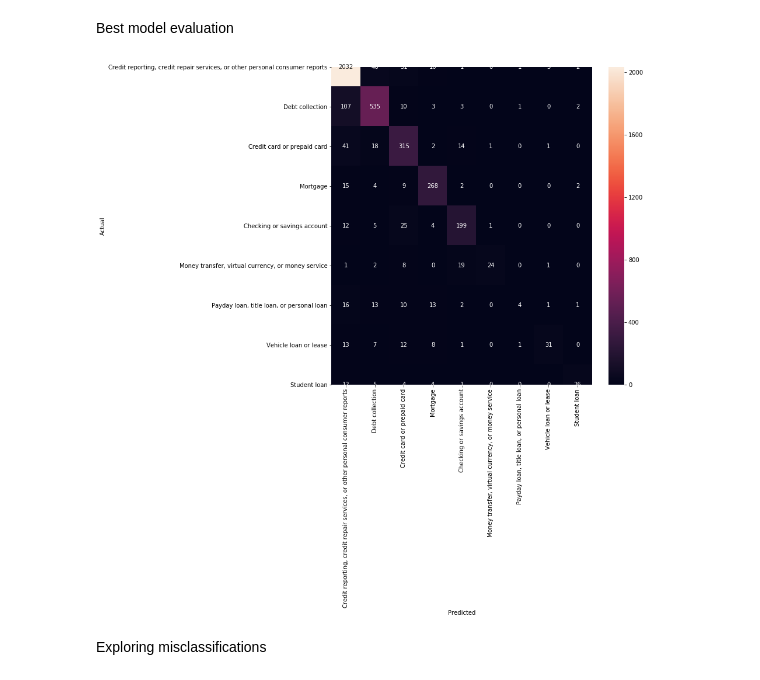
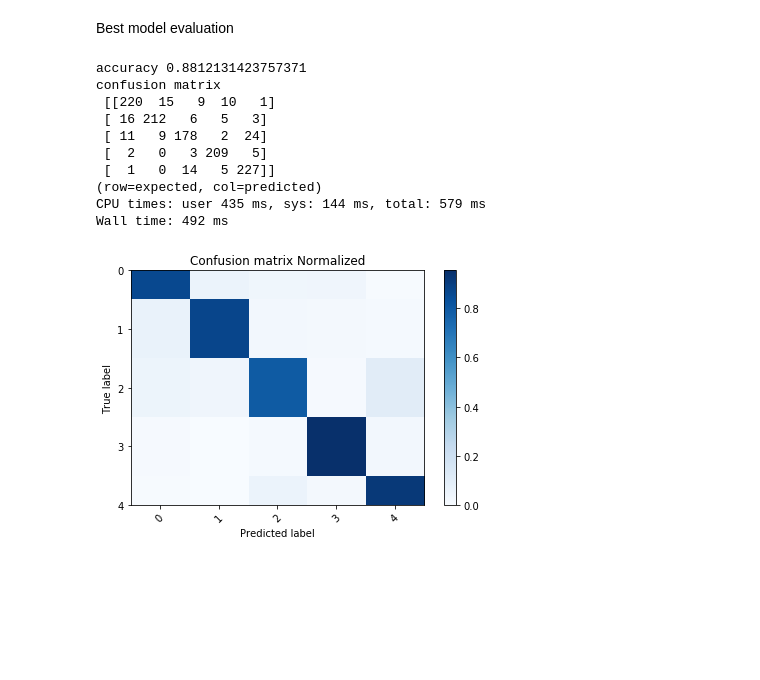
Before and after one commit to alexlimatds/text_classification_notebooks, a Jupyter notebook: finance complaints with TF-IDF.ipynb, the cells around one changed output. Saved outputs shown, nothing was run; the diff lists cells and outputs as text; code cells hidden in the pictures; blank space fills up the shorter version.

```diff
--- a/finance complaints with TF-IDF.ipynb
+++ b/finance complaints with TF-IDF.ipynb
@@ -3,5 +8,5 @@ Text classification example from: https://towardsdatascience.com/multi-class-tex
 # %%
 import pandas as pd
-df = pd.read_csv('complaints.csv')
+df = pd.read_csv('complaints-balanced.csv')
 df.head()
 # %% [output]
@@ -47,8 +56,9 @@ Text preprocessing and generation of text vector representations based on TF-IDF
 # %%
 %%time
 from sklearn.feature_extraction.text import TfidfVectorizer
-tfidf = TfidfVectorizer(sublinear_tf=True, min_df=5, norm='l2', encoding='latin-1', ngram_range=(1, 2), stop_words='english')
-features = tfidf.fit_transform(df.Consumer_complaint_narrative).toarray()
+
+tfidf = TfidfVectorizer(encoding='latin-1', min_df=5, norm='l2', stop_words='english', ngram_range=(1, 2), sublinear_tf=True)
+features = tfidf.fit_transform(text).toarray()
 labels = df.category_id
 features.shape
 # %% [output]
@@ -136,20 +115,50 @@ RandomForestClassifier    0.555650
 Name: accuracy, dtype: float64
 # %% [markdown]
 Best model evaluation
+# %%
+from sklearn.metrics import accuracy_score, confusion_matrix
+import numpy as np
+
+my_tags = df.category_id.unique()
+def plot_confusion_matrix(cm, title='Confusion matrix', cmap=plt.cm.Blues):
+    plt.imshow(cm, interpolation='nearest', cmap=cmap)
+    plt.title(title)
+    plt.colorbar()
+    tick_marks = np.arange(len(my_tags))
+    target_names = my_tags
+    plt.xticks(tick_marks, target_names, rotation=45)
+    plt.yticks(tick_marks, target_names)
+    plt.tight_layout()
+    plt.ylabel('True label')
+    plt.xlabel('Predicted label')
+
+def evaluate_prediction(predictions, target, title="Confusion matrix"):
+    print('accuracy %s' % accuracy_score(target, predictions))
+    cm = confusion_matrix(target, predictions, labels=my_tags)
+    print('confusion matrix\n %s' % cm)
+    print('(row=expected, col=predicted)')
+
+    cm_normalized = cm.astype('float') / cm.sum(axis=1)[:, np.newaxis]
+    plot_confusion_matrix(cm_normalized, title + ' Normalized')
+
+    return cm
 # %%
+%%time
+
 model = LinearSVC()
 X_train, X_test, y_train, y_test, indices_train, indices_test = train_test_split(features, labels, df.index, test_size=0.33, random_state=0)
 model.fit(X_train, y_train)
 y_pred = model.predict(X_test)
-
-from sklearn.metrics import confusion_matrix
-conf_mat = confusion_matrix(y_test, y_pred)
-fig, ax = plt.subplots(figsize=(10,10))
-sns.heatmap(conf_mat, annot=True, fmt='d', xticklabels=category_id_df.Product.values, yticklabels=category_id_df.Product.values)
-plt.ylabel('Actual')
-plt.xlabel('Predicted')
-plt.show()
+cm = evaluate_prediction(y_pred, y_test)
 # %% [output]
+accuracy 0.8812131423757371
+confusion matrix
+ [[220  15   9  10   1]
+ [ 16 212   6   5   3]
+ [ 11   9 178   2  24]
+ [  2   0   3 209   5]
+ [  1   0  14   5 227]]
+(row=expected, col=predicted)
+CPU times: user 435 ms, sys: 144 ms, total: 579 ms
+Wall time: 492 ms
-[figure, old version]
+[figure, new version]
-# %% [markdown]
-Exploring misclassifications
```
Also changed, not shown: parts of 14 cells of this notebook, 1 other file.
